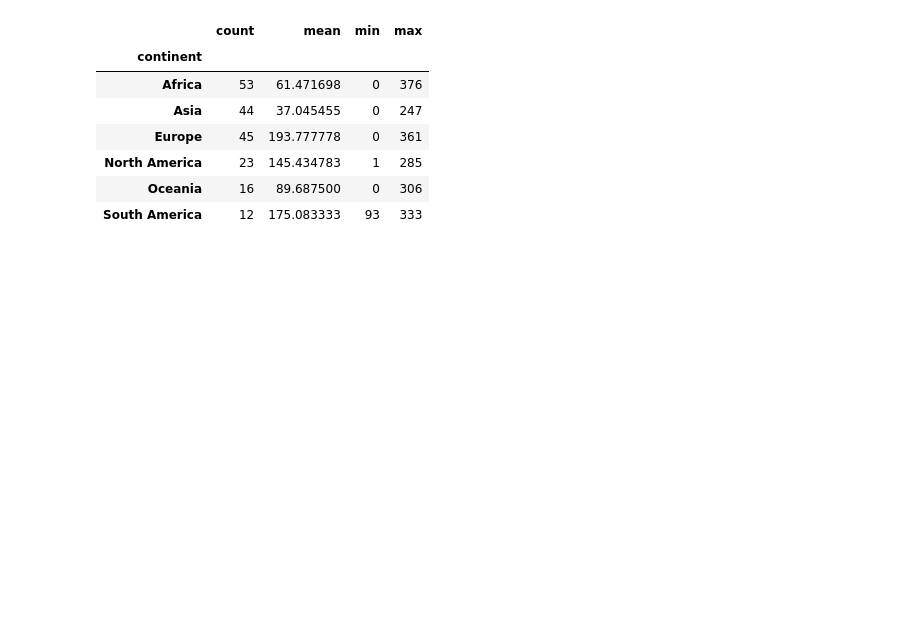
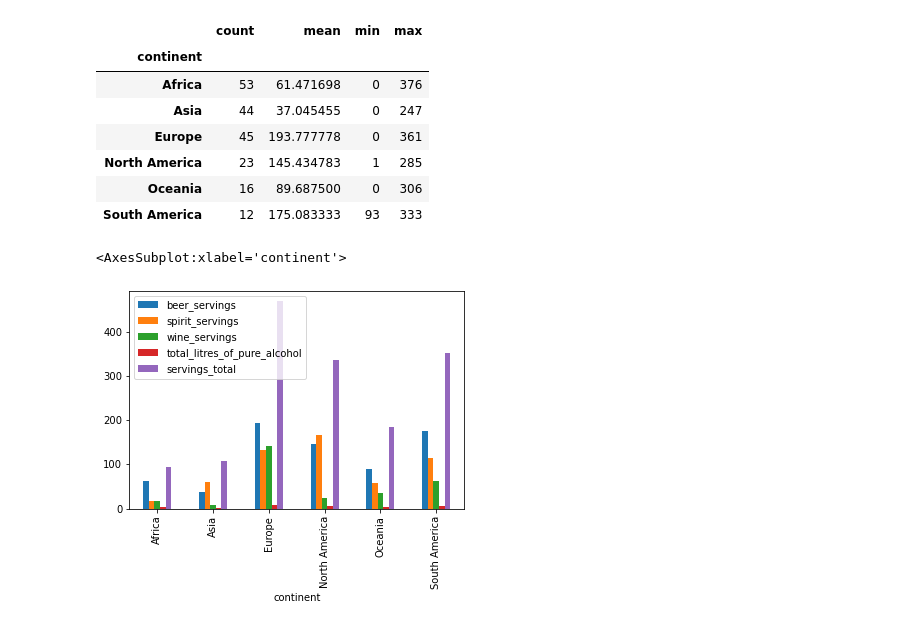
Before and after one commit to sso8910/Python, a Jupyter notebook: 분석및시각화/220923_TimeSeries.ipynb, the cells around one changed output. Drawn from its saved outputs; the diff is of its cells as text; code cells hidden in the pictures; blank space fills up the shorter version.

```diff
--- a/분석및시각화/220923_TimeSeries.ipynb
+++ b/분석및시각화/220923_TimeSeries.ipynb
@@ -409,3 +409,8 @@ drinks.groupby('continent').beer_servings.agg(['count','mean','min','max'])
 | North America | 23 | 145.434783 | 1 | 285 |
 | Oceania | 16 | 89.687500 | 0 | 306 |
 | South America | 12 | 175.083333 | 93 | 333 |
+# %%
+drinks.groupby('continent').mean().plot(kind='bar')
+# %% [output]
+<AxesSubplot:xlabel='continent'>
+[figure, added]
```
